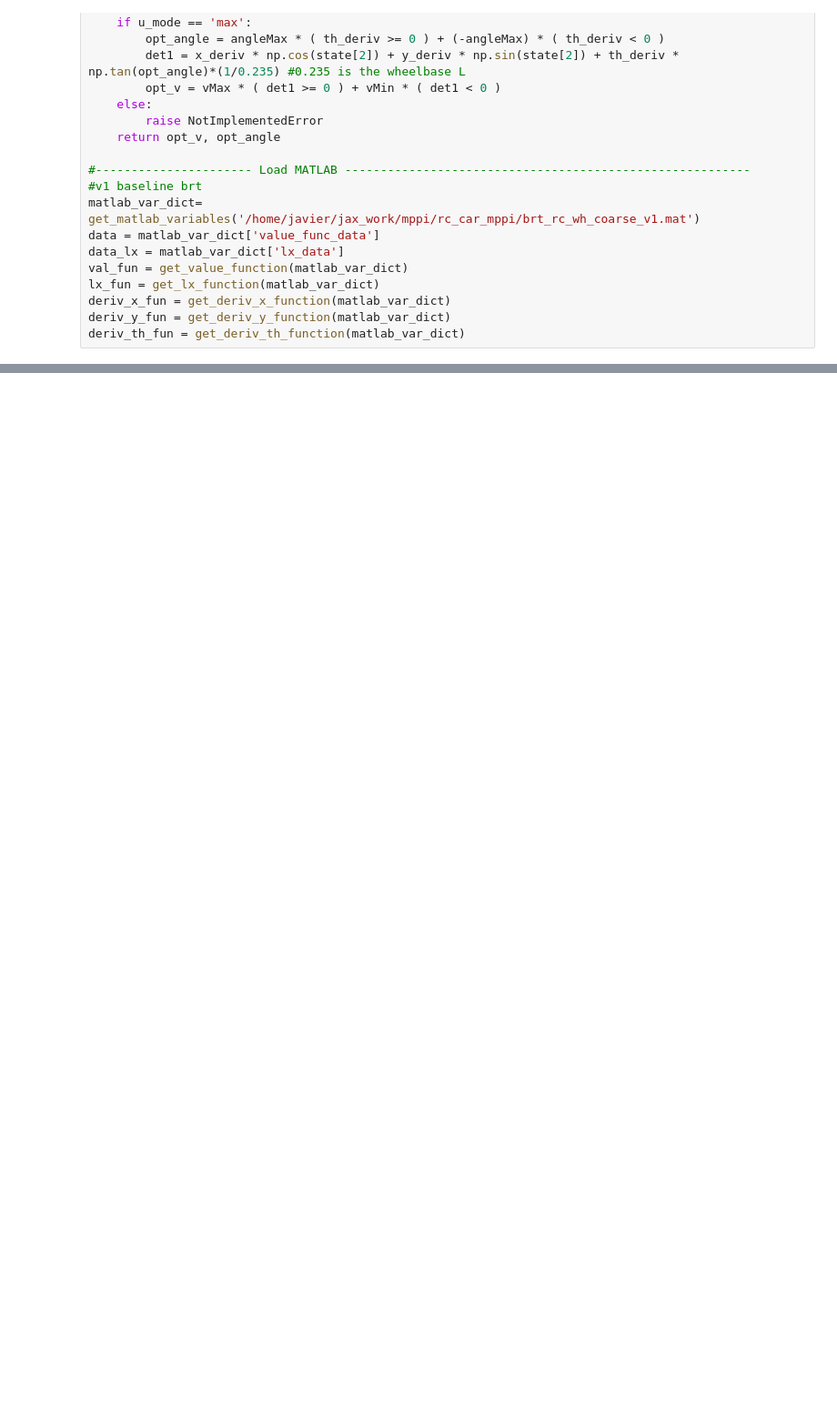
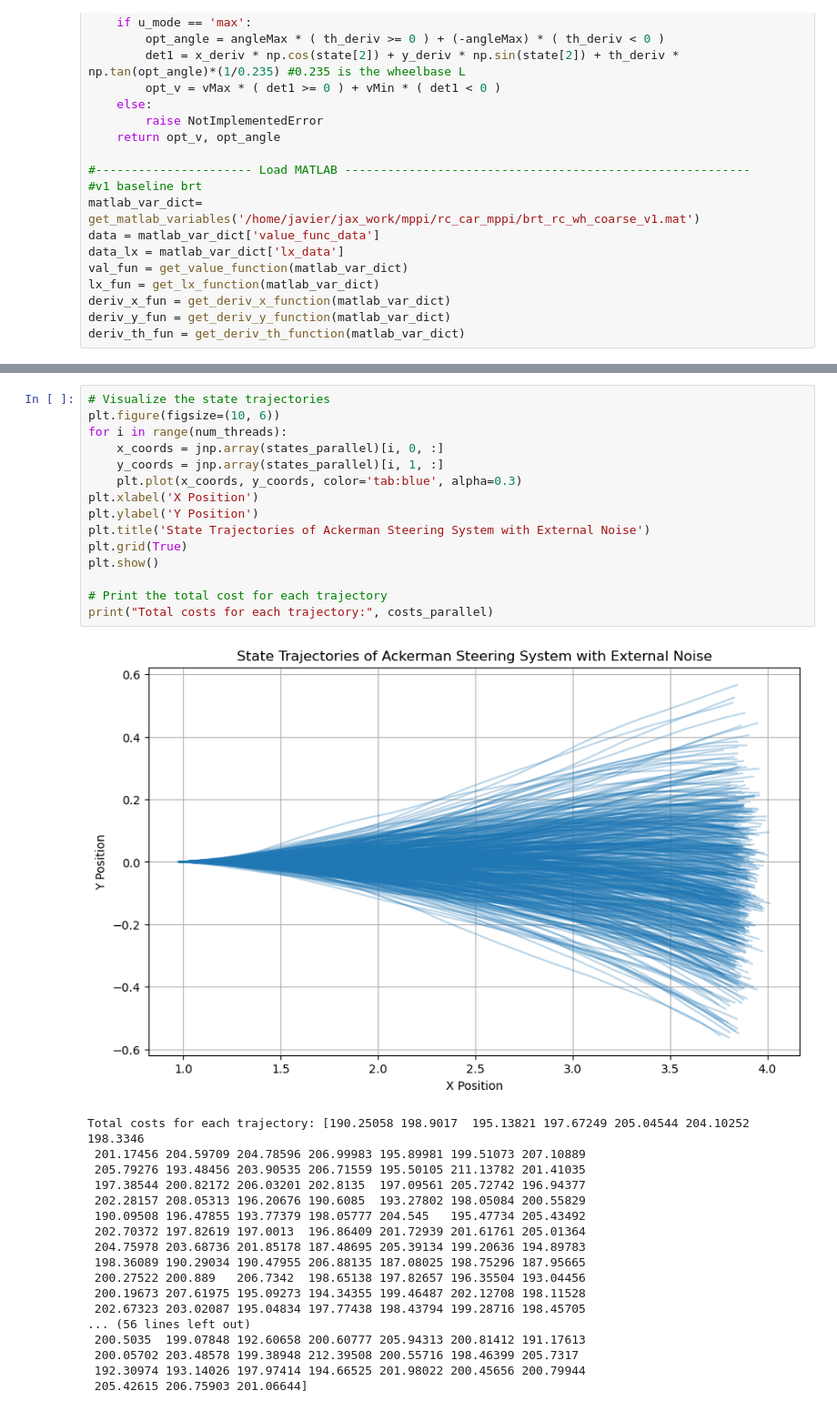
Before and after one commit to JavierBorquez/rc_car_mppi, a Jupyter notebook: rc_car_jax.ipynb, the cells around one changed output, grey strips where cells are left out. Shown: that part at 91% size. Cells and saved outputs as stored; diff of their text form; blank space fills up the shorter version.

```diff
--- a/rc_car_jax.ipynb
+++ b/rc_car_jax.ipynb
@@ -257,0 +272,34 @@ interactive(children=(IntSlider(value=199, description='idx_to_plot', max=398),
+# %%
+# Visualize the state trajectories
+plt.figure(figsize=(10, 6))
+for i in range(num_threads):
+    x_coords = jnp.array(states_parallel)[i, 0, :]
+    y_coords = jnp.array(states_parallel)[i, 1, :]
+    plt.plot(x_coords, y_coords, color='tab:blue', alpha=0.3)
+plt.xlabel('X Position')
+plt.ylabel('Y Position')
+plt.title('State Trajectories of Ackerman Steering System with External Noise')
+plt.grid(True)
+plt.show()
+
+# Print the total cost for each trajectory
+print("Total costs for each trajectory:", costs_parallel)
+# %% [output]
+[figure, added]
+Total costs for each trajectory: [190.25058 198.9017  195.13821 197.67249 205.04544 204.10252 198.3346
+ 201.17456 204.59709 204.78596 206.99983 195.89981 199.51073 207.10889
+ 205.79276 193.48456 203.90535 206.71559 195.50105 211.13782 201.41035
+ 197.38544 200.82172 206.03201 202.8135  197.09561 205.72742 196.94377
+ 202.28157 208.05313 196.20676 190.6085  193.27802 198.05084 200.55829
+ 190.09508 196.47855 193.77379 198.05777 204.545   195.47734 205.43492
+ 202.70372 197.82619 197.0013  196.86409 201.72939 201.61761 205.01364
+ 204.75978 203.68736 201.85178 187.48695 205.39134 199.20636 194.89783
+ 198.36089 190.29034 190.47955 206.88135 187.08025 198.75296 187.95665
+ 200.27522 200.889   206.7342  198.65138 197.82657 196.35504 193.04456
+ 200.19673 207.61975 195.09273 194.34355 199.46487 202.12708 198.11528
+ 202.67323 203.02087 195.04834 197.77438 198.43794 199.28716 198.45705
+... (56 lines left out)
+ 200.5035  199.07848 192.60658 200.60777 205.94313 200.81412 191.17613
+ 200.05702 203.48578 199.38948 212.39508 200.55716 198.46399 205.7317
+ 192.30974 193.14026 197.97414 194.66525 201.98022 200.45656 200.79944
+ 205.42615 206.75903 201.06644]
```
Also changed, not shown: parts of 9 cells of this notebook.
